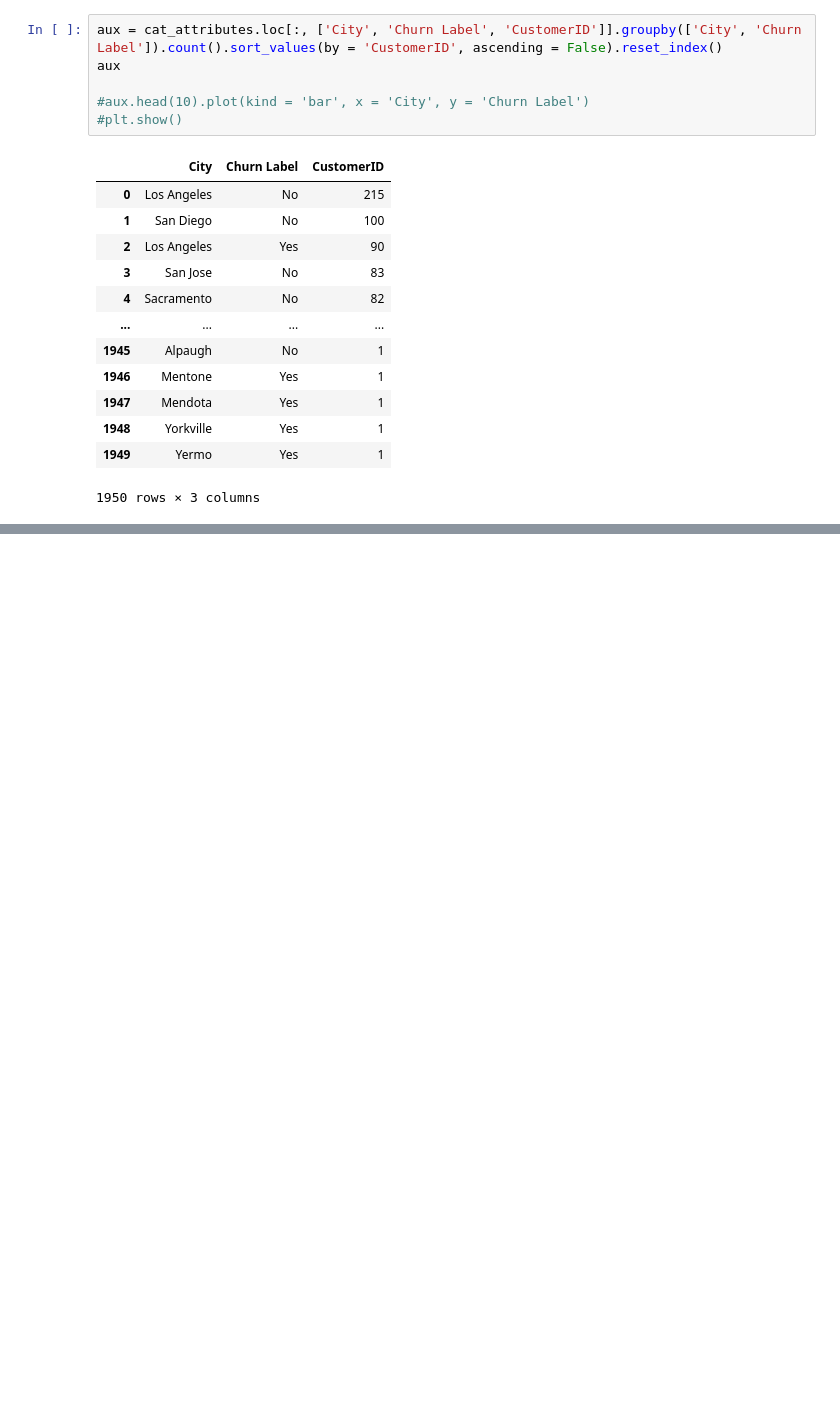
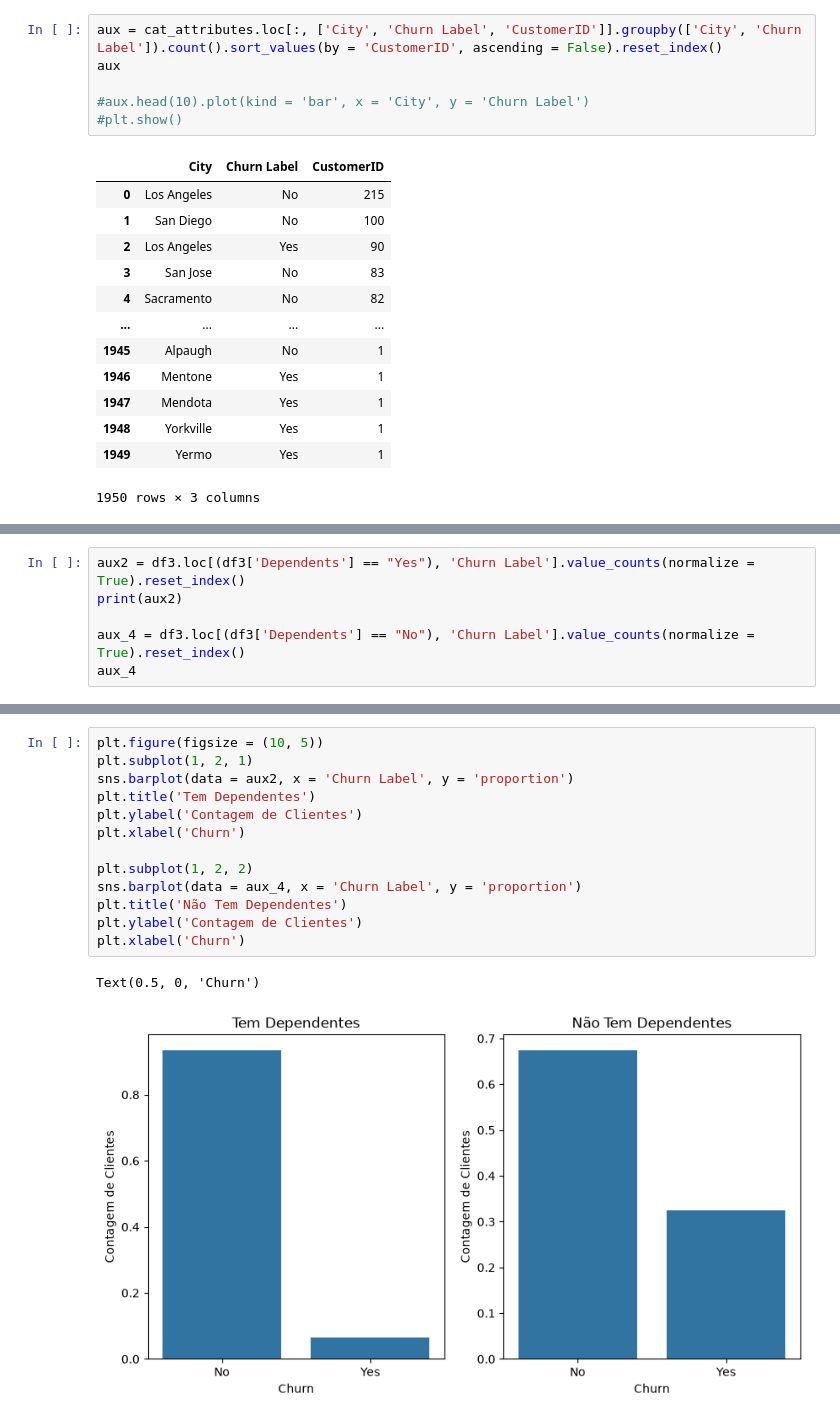
Before and after one commit to lucasffreitasds/churn_IBM, a Jupyter notebook: projeto_churn_IBM.ipynb, the cells around one changed output, grey strips where cells are left out. Saved outputs shown, nothing was run; the diff lists cells and outputs as text; blank space fills up the shorter version.

```diff
--- a/projeto_churn_IBM.ipynb
+++ b/projeto_churn_IBM.ipynb
@@ -488,0 +555,6 @@ dtype: object
+# %%
+aux2 = df3.loc[(df3['Dependents'] == "Yes"), 'Churn Label'].value_counts(normalize = True).reset_index()
+print(aux2)
+
+aux_4 = df3.loc[(df3['Dependents'] == "No"), 'Churn Label'].value_counts(normalize = True).reset_index()
+aux_4
@@ -488,0 +584,16 @@ dtype: object
+# %%
+plt.figure(figsize = (10, 5))
+plt.subplot(1, 2, 1)
+sns.barplot(data = aux2, x = 'Churn Label', y = 'proportion')
+plt.title('Tem Dependentes')
+plt.ylabel('Contagem de Clientes')
+plt.xlabel('Churn')
+
+plt.subplot(1, 2, 2)
+sns.barplot(data = aux_4, x = 'Churn Label', y = 'proportion')
+plt.title('Não Tem Dependentes')
+plt.ylabel('Contagem de Clientes')
+plt.xlabel('Churn')
+# %% [output]
+Text(0.5, 0, 'Churn')
+[figure, added]
```
Also changed, not shown: parts of 20 cells of this notebook.
